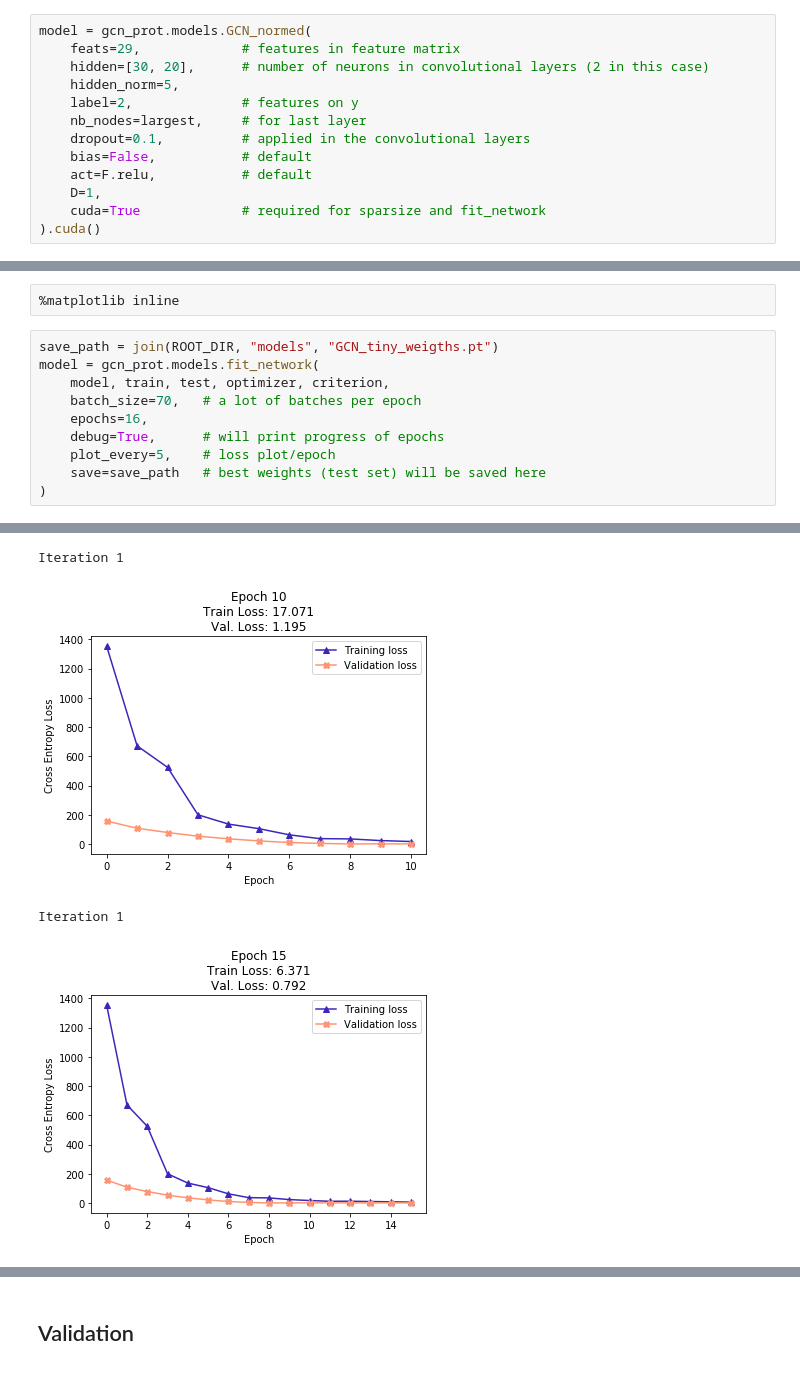
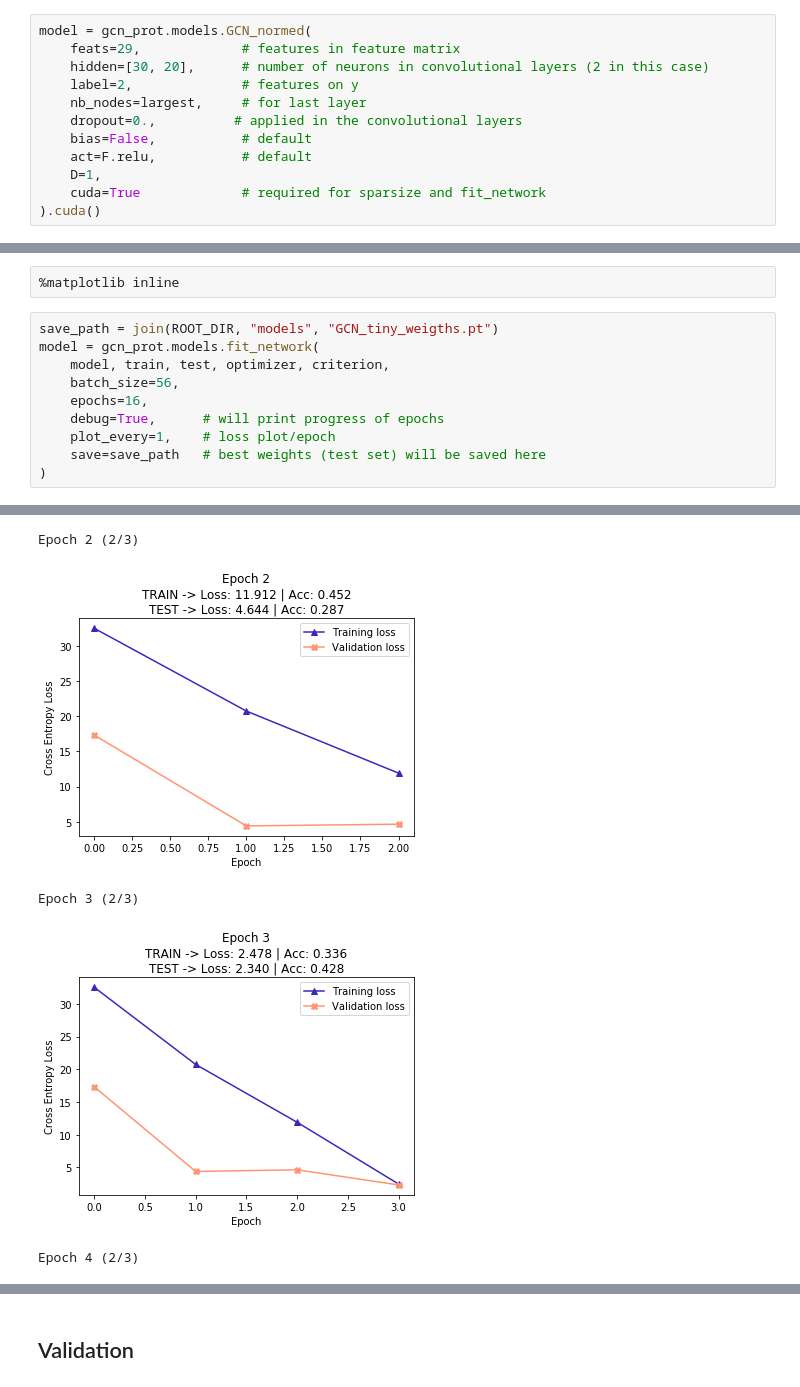
Before and after one commit to carrascomj/gcn-prot, a Jupyter notebook: notebooks/02_normANDaug_network_Kras.ipynb, the cells around one changed output, grey strips where cells are left out. Drawn from its saved outputs; the diff is of its cells as text.

```diff
--- a/notebooks/02_normANDaug_network_Kras.ipynb
+++ b/notebooks/02_normANDaug_network_Kras.ipynb
@@ -78,10 +78,9 @@ The transformation of this list to the input of the neural network (feature matr
 model = gcn_prot.models.GCN_normed(
     feats=29,             # features in feature matrix
     hidden=[30, 20],      # number of neurons in convolutional layers (2 in this case)
-    hidden_norm=5,
     label=2,              # features on y
     nb_nodes=largest,     # for last layer
-    dropout=0.1,          # applied in the convolutional layers
+    dropout=0.,          # applied in the convolutional layers
     bias=False,           # default
     act=F.relu,           # default
     D=1,
@@ -100,10 +99,10 @@ criterion = torch.nn.CrossEntropyLoss().cuda()
 save_path = join(ROOT_DIR, "models", "GCN_tiny_weigths.pt")
 model = gcn_prot.models.fit_network(
     model, train, test, optimizer, criterion,
-    batch_size=70,   # a lot of batches per epoch
+    batch_size=56,
     epochs=16,
     debug=True,      # will print progress of epochs
-    plot_every=5,    # loss plot/epoch
+    plot_every=1,    # loss plot/epoch
     save=save_path   # best weights (test set) will be saved here
 )
 # %% [output]
@@ -112,4 +111,5 @@ Iteration 1
-Iteration 1
+Epoch 2 (2/3)
-[figure, old version]
+[figure, new version]
-Iteration 1
+Epoch 3 (2/3)
-[figure, old version]
+[figure, new version]
+Epoch 4 (2/3)
```
Also changed, not shown: parts of 4 cells of this notebook, 1 other file.
